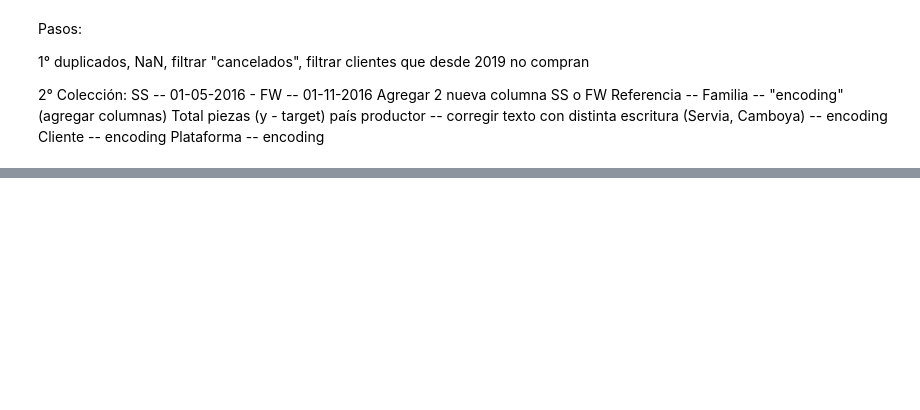
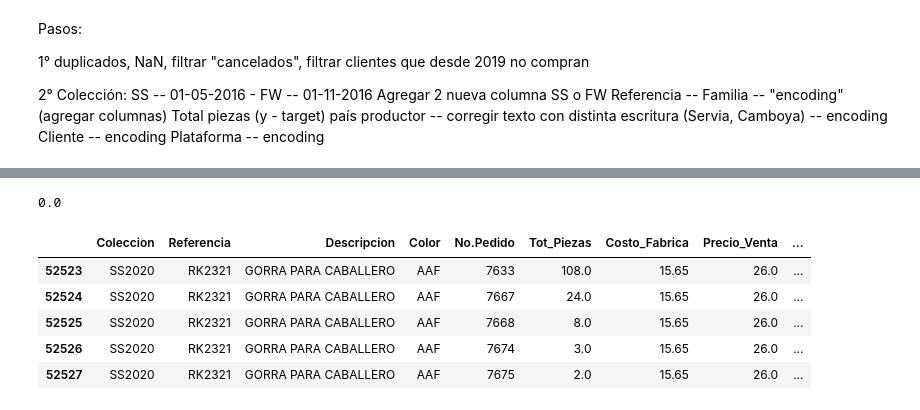
Before and after one commit to ThaylaLuzardo/Forecast_Compras, a Jupyter notebook: notebooks/Data analisis.ipynb, the cells around one changed output, grey strips where cells are left out. Saved outputs shown, nothing was run; the diff lists cells and outputs as text; code cells hidden in the pictures; blank space fills up the shorter version.

```diff
--- a/notebooks/Data analisis.ipynb
+++ b/notebooks/Data analisis.ipynb
@@ -351,0 +500,21 @@ Pasos:
+# %%
+# Verificar cliente en blanco, cadena vacia?
+compras_cliente_blanco = data_df_final[data_df_final['Nombre_Cliente'] == '']
+
+# piezas compradas por el cliente en blanco
+total_piezas_cliente_blanco = compras_cliente_blanco['Tot_Piezas'].sum()
+total_piezas_cliente_blanco
+# %% [output]
+0.0
+# %%
+# Elimina las filas donde 'Nombre_Cliente' es una cadena vacía o solo contiene espacios en blanco
+data_df_final_sin_blanco = data_df_final[data_df_final['Nombre_Cliente'].str.strip() != '']
+
+data_df_final_sin_blanco.head()
+# %% [output]
+|  | Coleccion | Referencia | Descripcion | Color | No.Pedido | Tot_Piezas | Costo_Fabrica | Precio_Venta | ... |
+| 52523 | SS2020 | RK2321 | GORRA PARA CABALLERO | AAF | 7633 | 108.0 | 15.65 | 26.0 | ... |
+| 52524 | SS2020 | RK2321 | GORRA PARA CABALLERO | AAF | 7667 | 24.0 | 15.65 | 26.0 | ... |
+| 52525 | SS2020 | RK2321 | GORRA PARA CABALLERO | AAF | 7668 | 8.0 | 15.65 | 26.0 | ... |
+| 52526 | SS2020 | RK2321 | GORRA PARA CABALLERO | AAF | 7674 | 3.0 | 15.65 | 26.0 | ... |
+| 52527 | SS2020 | RK2321 | GORRA PARA CABALLERO | AAF | 7675 | 2.0 | 15.65 | 26.0 | ... |
```
Also changed, not shown: parts of 17 cells of this notebook.
